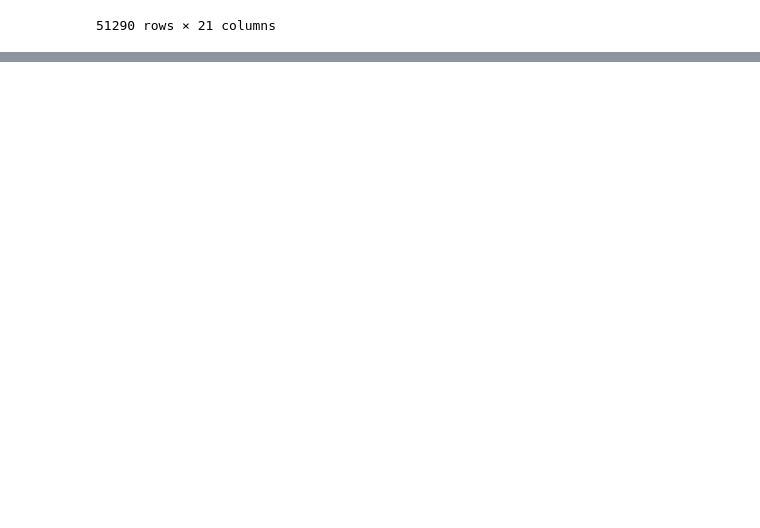
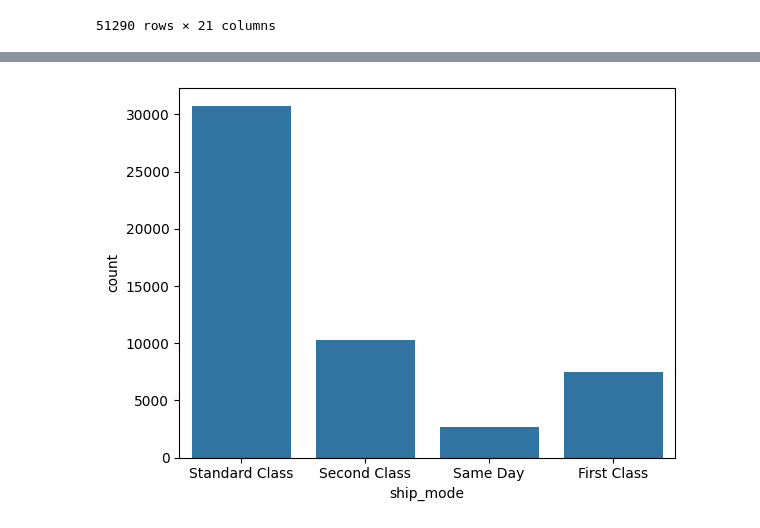
Before and after one commit to ndwiga6769/Sales_data_analysis, a Jupyter notebook: PandasSalesAnalysis.ipynb, the cells around one changed output, grey strips where cells are left out. Saved outputs shown, nothing was run; the diff lists cells and outputs as text; code cells hidden in the pictures; blank space fills up the shorter version.

```diff
--- a/PandasSalesAnalysis.ipynb
+++ b/PandasSalesAnalysis.ipynb
@@ -23,0 +255,5 @@ df
+# %%
+sns.countplot(x=df['ship_mode'])
+plt.show()
+# %% [output]
+[figure, added]
```
Also changed, not shown: parts of 27 cells of this notebook.
